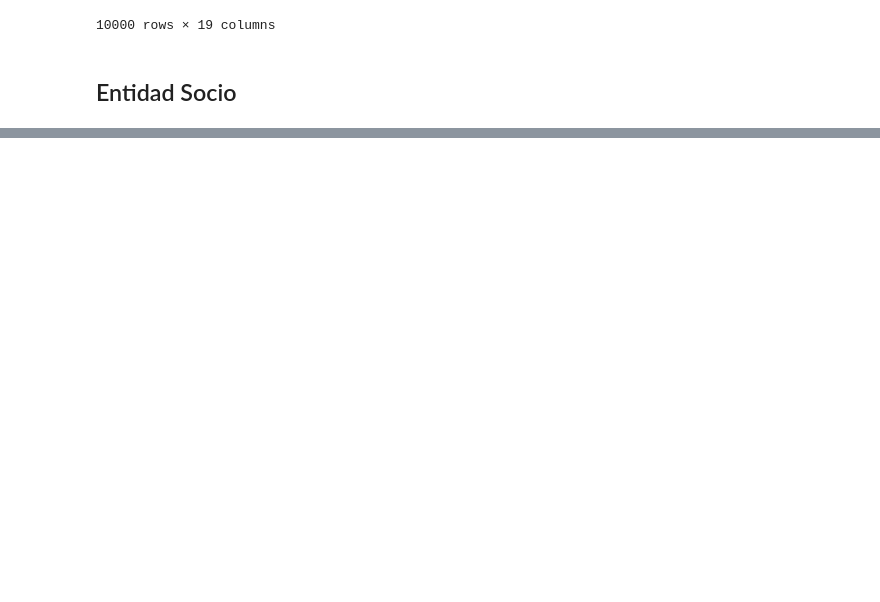
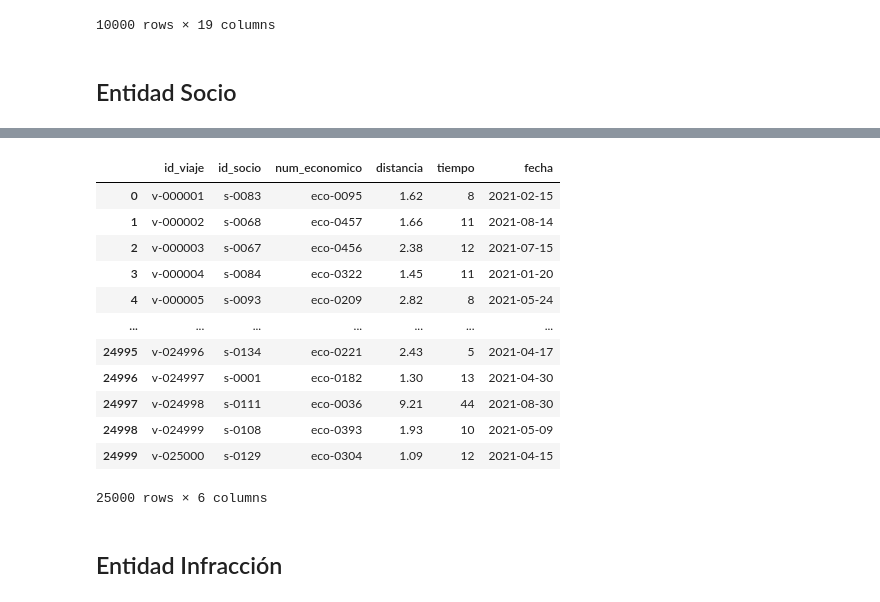
Before and after one commit to ivannpy/proyect, a Jupyter notebook: data_creation.ipynb, the cells around one changed output, grey strips where cells are left out. Drawn from its saved outputs; the diff is of its cells as text; code cells hidden in the pictures; blank space fills up the shorter version.

```diff
--- a/data_creation.ipynb
+++ b/data_creation.ipynb
@@ -212,0 +264,41 @@ sum(socio['egreso'] == 'No aplica')
+# %%
+try:
+    travel = pd.read_csv(c.filepath_travel)
+
+except:
+    print('Creando entidad Viaje...')
+
+    n_travel = c.cardinality['travel']
+    poss_ch = list(socio['id_socio'][socio.index[socio['es_chofer'] == True].tolist()])
+    distances, times = u.get_dist_time(n_travel)
+
+    # Creamos y rellenamos
+    travel = pd.DataFrame(r.dict_to_df_viaje)
+
+    travel['id_viaje'] = np.array(['v-' + f'{i}'.zfill(6) for i in range(1,n_travel+1)], dtype=str)
+    travel['id_socio'] = np.random.choice(poss_ch, size=n_travel)
+    travel['num_economico'] = np.random.choice(vehicle['num_economico'].tolist(), size=n_travel)
+    travel['distancia'] = np.array(distances, dtype=float)
+    travel['tiempo'] = np.array(times, dtype=int)
+    travel['fecha'] = np.array([u.get_date(lower=2021)[0] for i in range(n_travel)], dtype=str)
+
+    # Escribimos CSV
+    travel.to_csv(c.filepath_travel, index=False)
+# %%
+travel
+# %% [output]
+|  | id_viaje | id_socio | num_economico | distancia | tiempo | fecha |
+| 0 | v-000001 | s-0083 | eco-0095 | 1.62 | 8 | 2021-02-15 |
+| 1 | v-000002 | s-0068 | eco-0457 | 1.66 | 11 | 2021-08-14 |
+| 2 | v-000003 | s-0067 | eco-0456 | 2.38 | 12 | 2021-07-15 |
+| 3 | v-000004 | s-0084 | eco-0322 | 1.45 | 11 | 2021-01-20 |
+| 4 | v-000005 | s-0093 | eco-0209 | 2.82 | 8 | 2021-05-24 |
+| ... | ... | ... | ... | ... | ... | ... |
+| 24995 | v-024996 | s-0134 | eco-0221 | 2.43 | 5 | 2021-04-17 |
+| 24996 | v-024997 | s-0001 | eco-0182 | 1.30 | 13 | 2021-04-30 |
+| 24997 | v-024998 | s-0111 | eco-0036 | 9.21 | 44 | 2021-08-30 |
+| 24998 | v-024999 | s-0108 | eco-0393 | 1.93 | 10 | 2021-05-09 |
+| 24999 | v-025000 | s-0129 | eco-0304 | 1.09 | 12 | 2021-04-15 |
+25000 rows × 6 columns
+# %% [markdown]
+## Entidad Infracción
```
Also changed, not shown: parts of 10 cells of this notebook, 4 other files.
